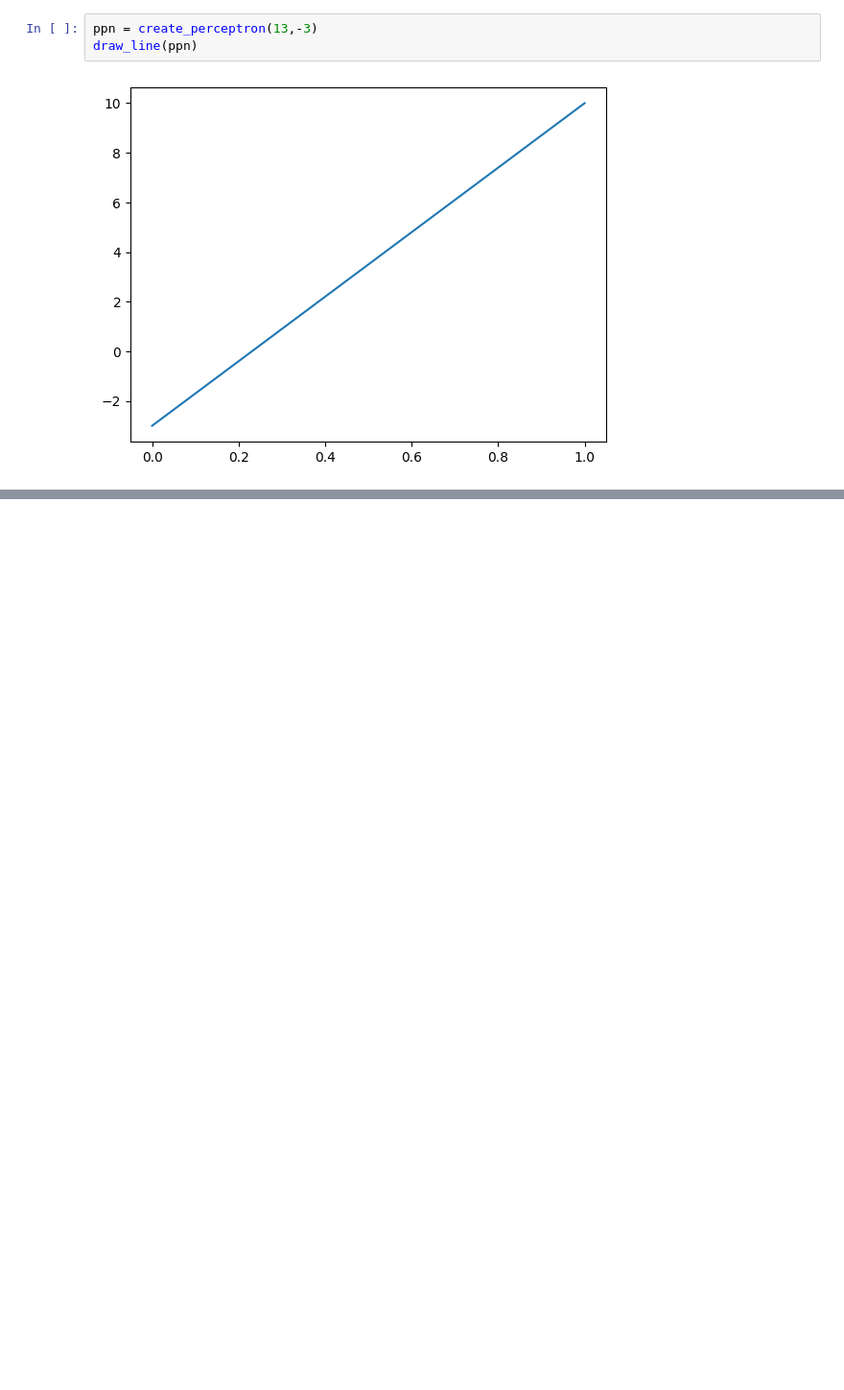
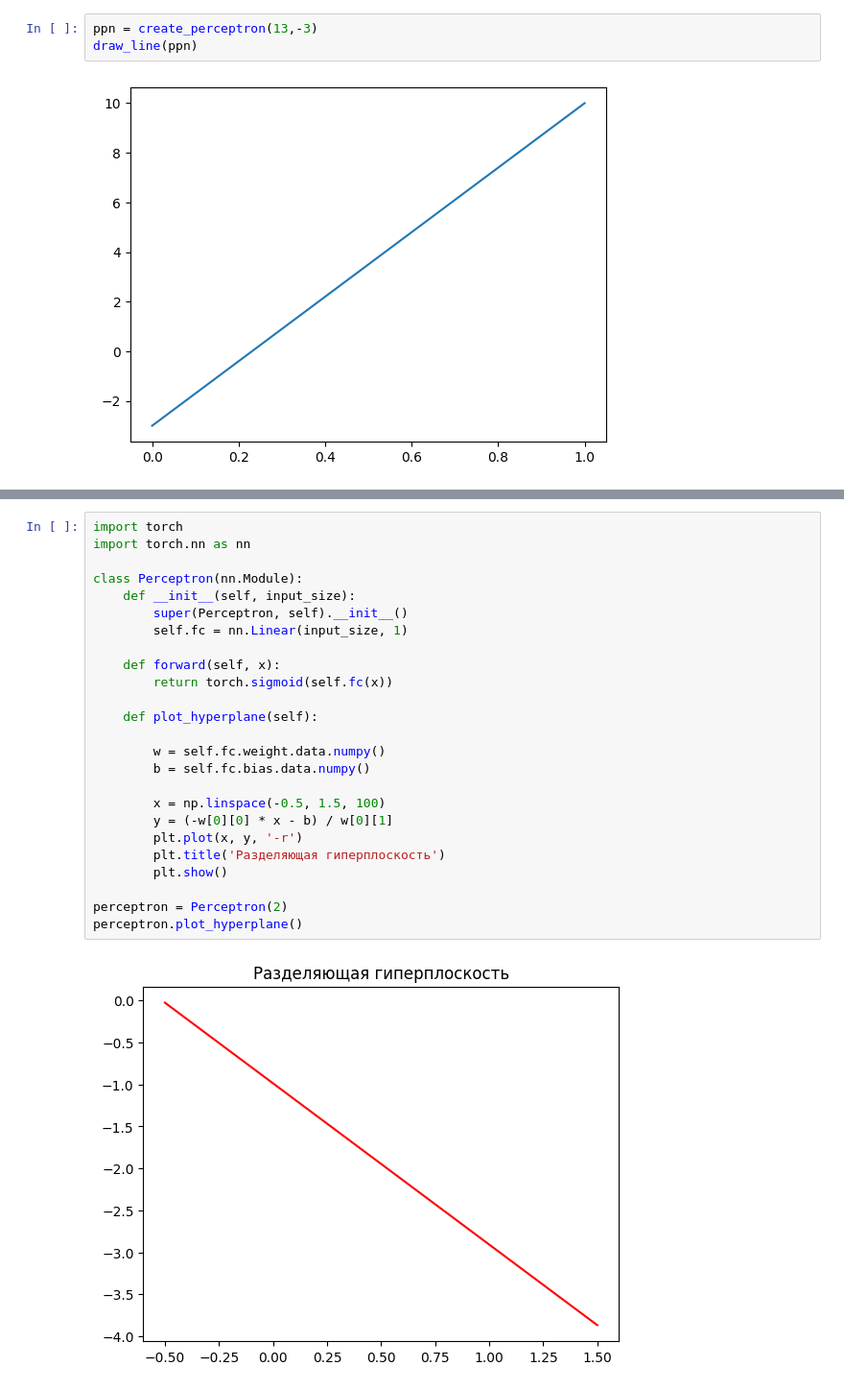
Before and after one commit to MeshcheryTapo4ek/Learning_Softarex, a Jupyter notebook: perceptron/pytorch_numpy_perceptron.ipynb, the cells around one changed output, grey strips where cells are left out. Shown at 96% size. Drawn from its saved outputs; the diff is of its cells as text; blank space fills up the shorter version.

Commit message:
added some nn linear-module

```diff
--- a/perceptron/pytorch_numpy_perceptron.ipynb
+++ b/perceptron/pytorch_numpy_perceptron.ipynb
@@ -375,0 +393,27 @@ draw_line_with_points(Points, labels, ppn)
+# %%
+import torch
+import torch.nn as nn
+
+class Perceptron(nn.Module):
+    def __init__(self, input_size):
+        super(Perceptron, self).__init__()
+        self.fc = nn.Linear(input_size, 1)
+
+    def forward(self, x):
+        return torch.sigmoid(self.fc(x))
+
+    def plot_hyperplane(self):
+
+        w = self.fc.weight.data.numpy()
+        b = self.fc.bias.data.numpy()
+
+        x = np.linspace(-0.5, 1.5, 100)
+        y = (-w[0][0] * x - b) / w[0][1]
+        plt.plot(x, y, '-r')
+        plt.title('Разделяющая гиперплоскость')
+        plt.show()
+
+perceptron = Perceptron(2)
+perceptron.plot_hyperplane()
+# %% [output]
+[figure, added]
```
Also changed, not shown: parts of 14 cells of this notebook, 2 other files.
